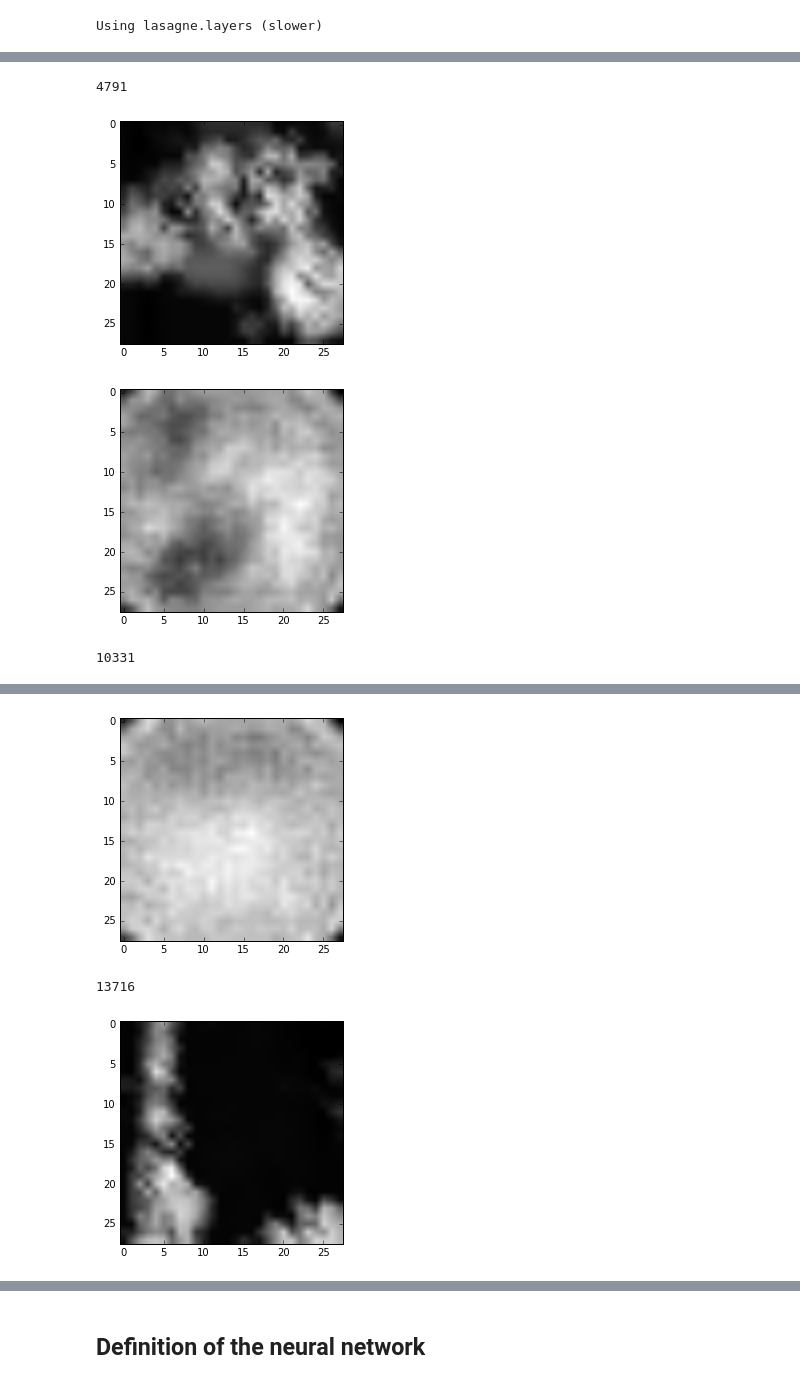
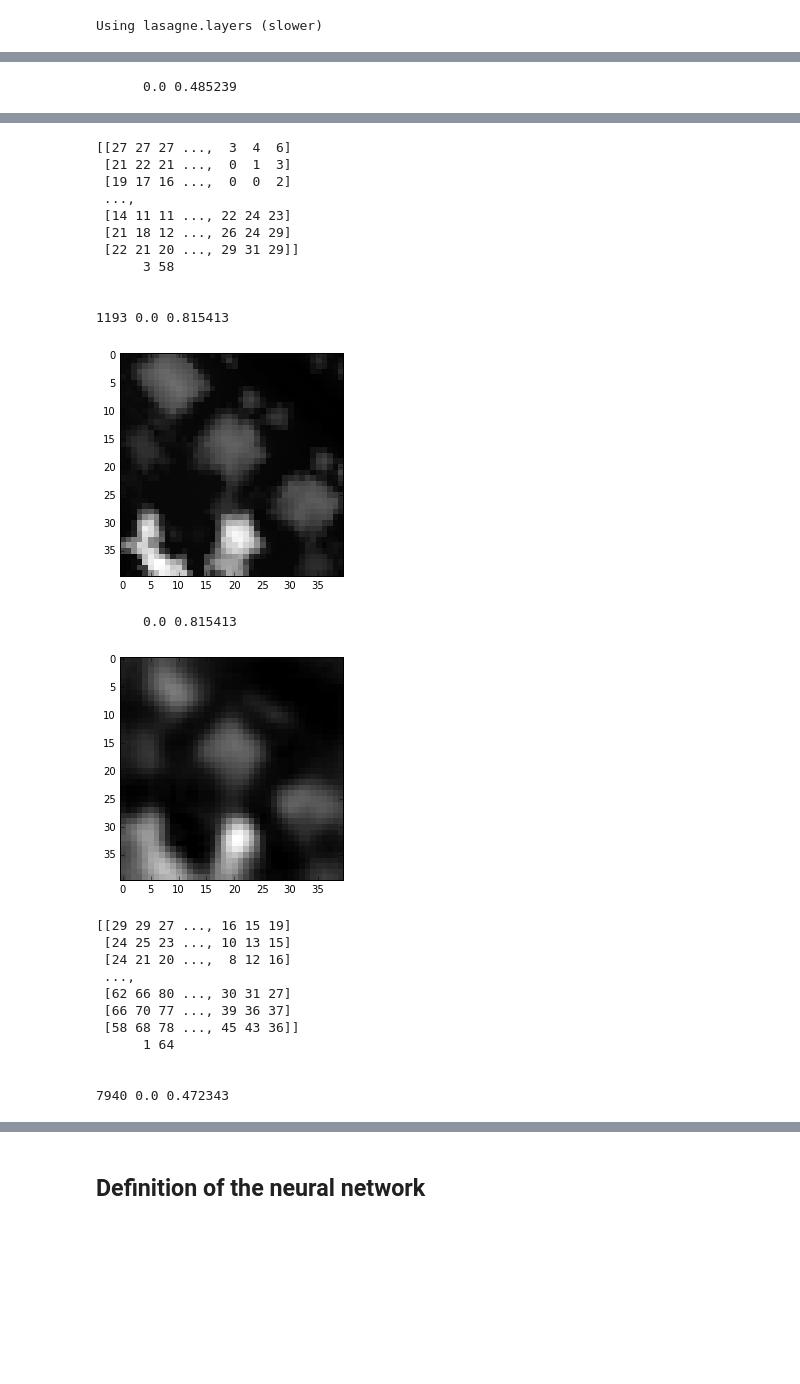
Before and after one commit to IJDykeman/storm_damage_prediction, a Jupyter notebook: CNN_tutorial.ipynb, the cells around one changed output, grey strips where cells are left out. Saved outputs shown, nothing was run; the diff lists cells and outputs as text; code cells hidden in the pictures; blank space fills up the shorter version.

```diff
--- a/CNN_tutorial.ipynb
+++ b/CNN_tutorial.ipynb
@@ -76,7 +77,10 @@ def load_mnist(path):
 
     return X, y
 # %%
-def load_mnist(path):
+
+
+
+def load_mnist():
     X = np.load("/home/isaac/Desktop/devika/20000Random100x100Slices.np")
     y = np.load("/home/isaac/Desktop/devika/20000RandomY.np")
 
@@ -84,7 +88,6 @@ def load_mnist(path):
     # Theano works with fp32 precision
     X = np.array(X).astype(np.float32)
     y = np.array(y).astype(np.float32)
-    X[x<-100]=
     # apply some very simple normalization to the data
     #X -= X.mean()
     #X /= X.std()
@@ -106,2 +109,2 @@ path = os.path.join(os.path.expanduser('~'), 'data/mnist/train.csv')
 # %%
-X, y = load_mnist(path)
+X, y = load_mnist()
@@ -110,6 +111,5 @@ X, y = load_mnist(path)
 # %%
-X[X<0] = 0
-X/=X.max()
+
 print X.shape, y.shape
 print X.max()
 print X.min()
@@ -276,0 +323,6 @@ NeuralNet(X_tensor_type=None,
+# %%
+#
+
+# ae.save_params_to('autoencoder_19_layer_conv_MSE_.00296_scaled(neg1_1)_1321_epochs.pickle')
+# ae.load_weights_from('autoencoder_19_layer_conv_MSE_.00084.pickle')
+ae.load_weights_from('autoencoder_19_layer_conv_MSE_.00296_scaled(neg1_1)_1321_epochs.pickle')
@@ -281,31 +427,41 @@ plot_loss(ae)
 plt.show()
 
 
-X_pred = ae.predict(X).reshape(-1, 28, 28)
+X_pred = ae.predict(X).reshape(-1, imagewidth, imagewidth)
 X_pred = np.rint(256. * X_pred).astype(int)
 X_pred = np.clip(X_pred, a_min = 0, a_max = 255)
 X_pred = X_pred.astype('uint8')
+
+print np.max(X_pred), np.max(X)
 print(X_pred.shape , X.shape)
 from IPython.display import Image as IPImage
 from PIL import Image
+def display(image, min = 0.0, max = 1.0):
+    plt.imshow(image, cmap = plt.get_cmap('gray'), interpolation='nearest')
+    plt.show()
+
 def get_picture_array(X, rescale=4):
-    array = X.reshape(28,28)
+    array = X.reshape(imagewidth,imagewidth)
     array = np.clip(array, a_min = 0, a_max = 255)
     return  array.repeat(rescale, axis = 0).repeat(rescale, axis = 1).astype(np.uint8())
 
 def compare_images(index):
-    print(index)
+    print index, np.min(X[index][0]), np.max(X[index][0])
     original_image = Image.fromarray(get_picture_array(255 * X[index]))
     new_size = (original_image.size[0] * 2, original_image.size[1])
     new_im = Image.new('L', new_size)
     new_im.paste(original_image, (0,0))
     rec_image = Image.fromarray(get_picture_array(X_pred[index]))
-    plt.imshow(X[index][0], cmap = plt.get_cmap('gray'))
-    plt.show()
-    plt.imshow(X_pred[index], cmap = plt.get_cmap('gray'))
-    plt.show()
+    display(X[index][0], min = np.min(X), max = np.max(X))
+
+    print "     ", np.min(X[index][0]), np.max(X[index][0])
+    display(X_pred[index], min = np.min(X_pred), max = np.max(X_pred))
+    print X_pred[index]
+    print "     ", np.min(X_pred[index][0]), np.max(X_pred[index][0])
 
     new_im.paste(rec_image, (original_image.size[0],0))
+    print ""
+    print ""
 #     new_im.save('data/test.png', format="PNG")
 #     return IPImage('data/test.png')
 
@@ -320,0 +478 @@ compare_images(np.random.randint(len(X)))
+      0.0 0.485239
@@ -322,4 +480,25 @@ compare_images(np.random.randint(len(X)))
-4791
+[[27 27 27 ...,  3  4  6]
+ [21 22 21 ...,  0  1  3]
+ [19 17 16 ...,  0  0  2]
+ ...,
+ [14 11 11 ..., 22 24 23]
+ [21 18 12 ..., 26 24 29]
+ [22 21 20 ..., 29 31 29]]
+      3 58
+
+
+1193 0.0 0.815413
-[figure, old version]
+[figure, new version]
+      0.0 0.815413
-[figure, old version]
+[figure, new version]
-10331
+[[29 29 27 ..., 16 15 19]
+ [24 25 23 ..., 10 13 15]
+ [24 21 20 ...,  8 12 16]
+ ...,
+ [62 66 80 ..., 30 31 27]
+ [66 70 77 ..., 39 36 37]
+ [58 68 78 ..., 45 43 36]]
+      1 64
+
+
+7940 0.0 0.472343
@@ -327,3 +505,0 @@ compare_images(np.random.randint(len(X)))
-[figure, removed]
-13716
-[figure, removed]
```
Also changed, not shown: parts of 21 cells of this notebook, 6 other files.
